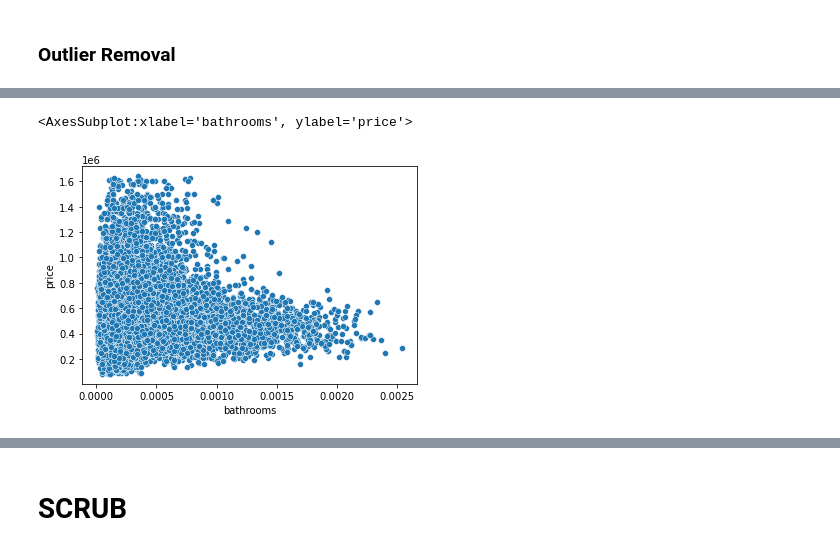
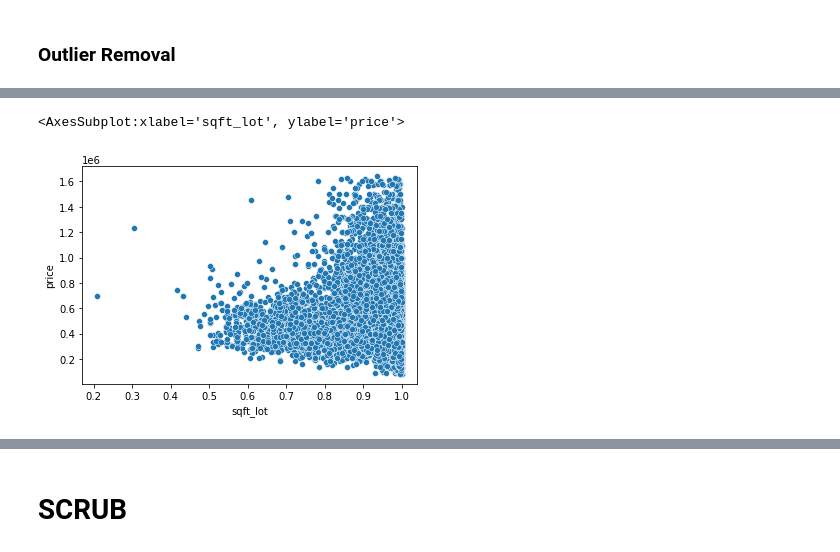
Before and after one commit to ebtezcan/dsc-phase-2-project, a Jupyter notebook: index_OSEMN_plus_mvp.ipynb, the cells around one changed output, grey strips where cells are left out. Saved outputs shown, nothing was run; the diff lists cells and outputs as text; code cells hidden in the pictures.

```diff
--- a/index_OSEMN_plus_mvp.ipynb
+++ b/index_OSEMN_plus_mvp.ipynb
@@ -823,7 +825,5 @@ sm.graphics.qqplot(model.resid,line='45',fit=True);
 # %%
-# for col in cols_to_check:
-#     df_clean = df_clean[find_outliers_IQR(df_clean[col])==False]
+for col in cols_to_check:
+    df_clean = df_clean[find_outliers_IQR(df_clean[col])==False]
 
-# df_clean
-# price_outliers = find_outliers_IQR(df['price'])
-# df_clean[price_outliers == True]
+df_clean
@@ -830,3 +843,0 @@ sm.graphics.qqplot(model.resid,line='45',fit=True);
-# %%
-# code snippet from https://stackoverflow.com/questions/23199796/detect-and-exclude-outliers-in-pandas-data-frame
-df_clean = df_clean[(np.abs(stats.zscore(df)) < 3).all(axis=1)]
@@ -905,3 +907,3 @@ zipcode_98198    0.135958
 dtype: float64
 # %%
-df_clean.drop('bedrooms', axis=1, inplace=True)
+df_clean.drop(['lat','long'], axis=1, inplace=True)
@@ -969,12 +971,12 @@ sns.scatterplot(x=df_clean['price'], y=model.resid)
 # %%
-# df_clean_normalized = df_clean.copy()
-# df_clean_normalized.drop('price', axis=1, inplace=True)
-# cols_to_check = ['bathrooms', 'sqft_lot', 'grade', 'sqft_above', 'condition']
-# df_clean_normalized.drop(['yr_built', 'lat', 'long'], axis=1, inplace=True)
+df_clean_normalized = df_clean.copy()
+df_clean_normalized.drop('price', axis=1, inplace=True)
+cols_to_check = ['bedrooms', 'bathrooms', 'sqft_lot', 'grade', 'sqft_above', 'condition']
+df_clean_normalized.drop(['yr_built', 'lat', 'long'], axis=1, inplace=True)
 
-# from sklearn.preprocessing import Normalizer
-# normalize = Normalizer()
-# df_clean_normalized[cols_to_check] = normalize.fit_transform(df_clean_normalized[cols_to_check])
-# display(df_clean_normalized.head())
-# model_lin_reg(df=df_clean_normalized)
+from sklearn.preprocessing import Normalizer
+normalize = Normalizer()
+df_clean_normalized[cols_to_check] = normalize.fit_transform(df_clean_normalized[cols_to_check])
+display(df_clean_normalized.head())
+model_lin_reg(df=df_clean_normalized)
 # %% [output]
@@ -1023,7 +1026,7 @@ strong multicollinearity problems or that the design matrix is singular.
 # %%
-# fig, ax = plt.subplots()
-# sns.scatterplot(x=df_clean['bathrooms'], y=df_clean['price'])
-# sns.scatterplot(x=df_clean_normalized['bathrooms'], y=df_clean['price'])
+fig, ax = plt.subplots()
+# sns.scatterplot(x=df_clean['sqft_lot'], y=df_clean['price'])
+sns.scatterplot(x=df_clean_normalized['sqft_lot'], y=df_clean['price'])
 # %% [output]
-<AxesSubplot:xlabel='bathrooms', ylabel='price'>
+<AxesSubplot:xlabel='sqft_lot', ylabel='price'>
-[figure, old version]
+[figure, new version]
```
Also changed, not shown: parts of 25 cells of this notebook.
